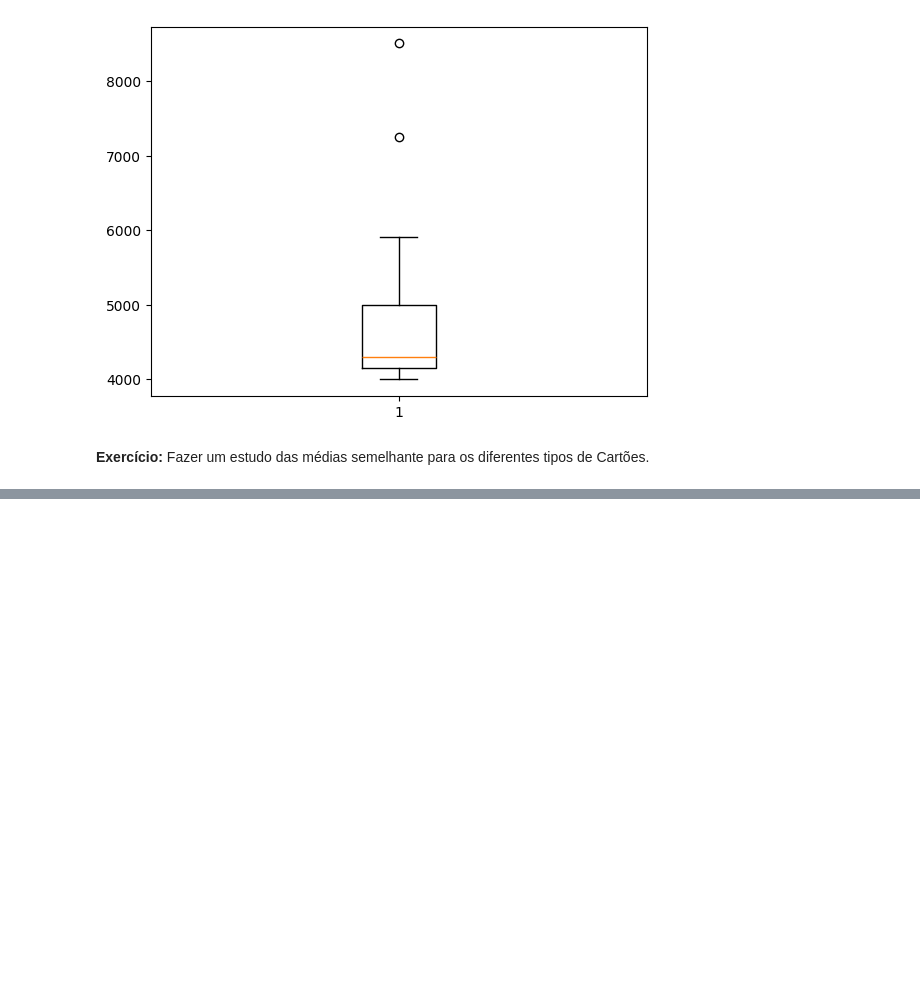
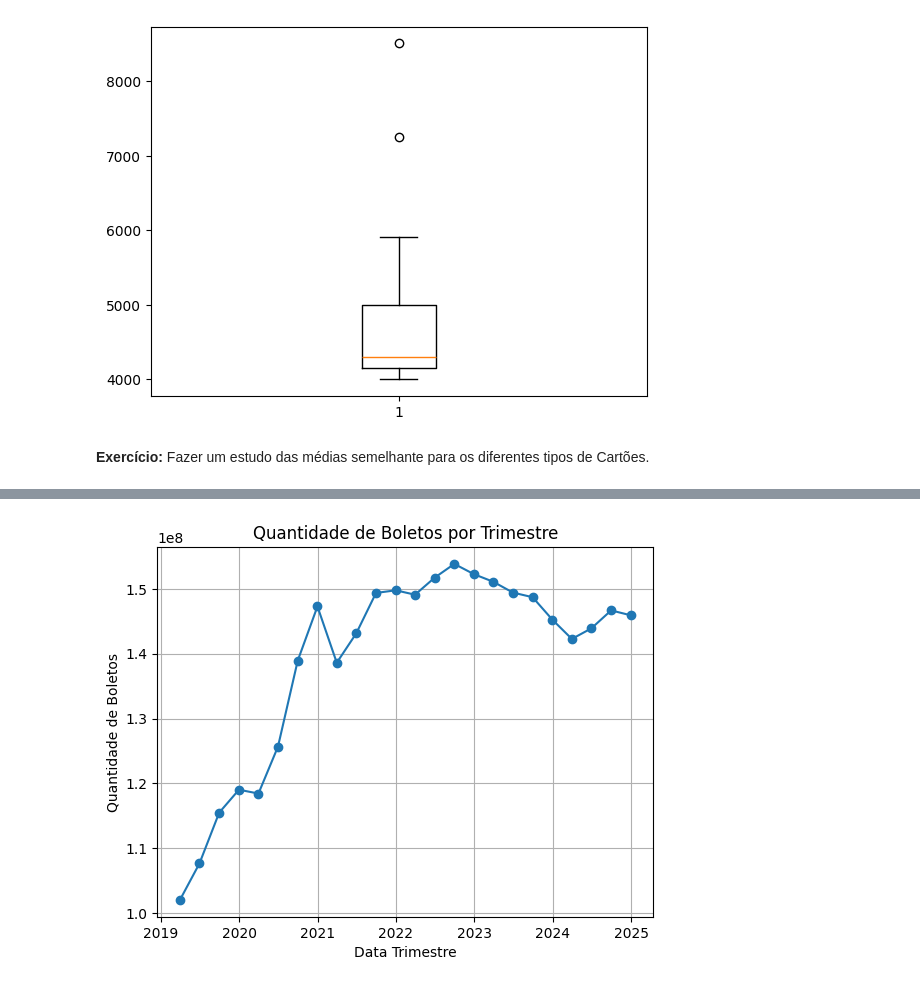
Before and after one commit to LouisyRodrigues7/etlBCB, a Jupyter notebook: Relatorio.ipynb, the cells around one changed output, grey strips where cells are left out. Drawn from its saved outputs; the diff is of its cells as text; code cells hidden in the pictures; blank space fills up the shorter version.

```diff
--- a/Relatorio.ipynb
+++ b/Relatorio.ipynb
@@ -410,0 +457,14 @@ df.to_csv('transacaoCartao.csv', sep=';',decimal=',') # Padrão para dizer ao po
+# %%
+plt.plot(df['datatrimestre'], boleto, marker='o')
+plt.title('Quantidade de Boletos por Trimestre')
+plt.xlabel('Data Trimestre')
+plt.ylabel('Quantidade de Boletos')
+
+plt.grid()
+plt.show()
+
+# Esse gráfico serve para analisar a tendência temporal da quantidade de boletos ao longo dos trimestres.
+# Permite identificar padrões, ciclos, aumentos ou quedas em determinados períodos.
+# É útil para detectar sazonalidade ou mudanças importantes na série temporal.
+# %% [output]
+[figure, added]
```
Also changed, not shown: parts of 8 cells of this notebook.
